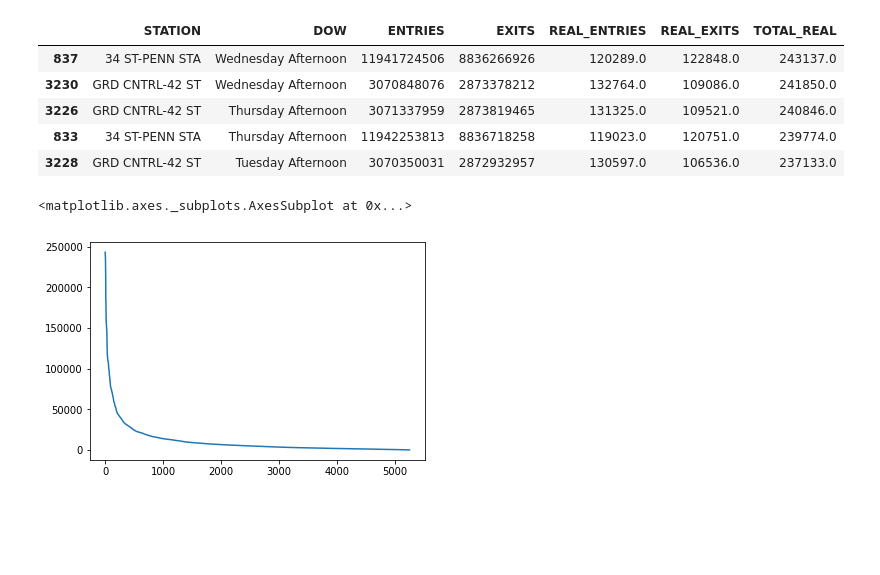
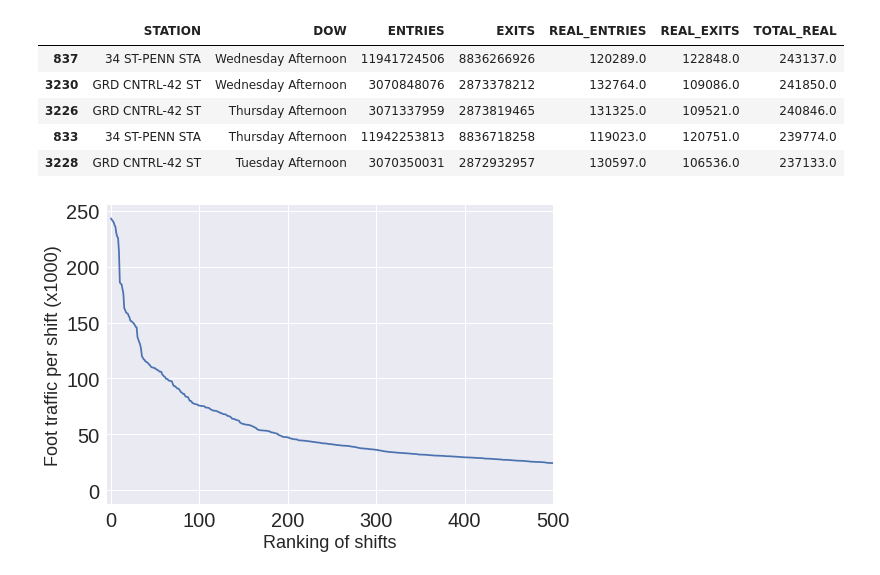
Before and after one commit to pnietoramos/Prioject_luther, a Jupyter notebook: MTA_analysis_Pablo_MASTER.ipynb, the cells around one changed output. Cells and saved outputs as stored; diff of their text form; code cells hidden in the pictures; blank space fills up the shorter version.

Commit message:
Figure added

```diff
--- a/MTA_analysis_Pablo_MASTER.ipynb
+++ b/MTA_analysis_Pablo_MASTER.ipynb
@@ -73,12 +74,17 @@ turns_stations_timechunks.sort_values("TOTAL_REAL", ascending = False).head()
 | 3228 | GRD CNTRL-42 ST | Tuesday Afternoon | 3070350031 | 2872932957 | 130597.0 | 106536.0 | 237133.0 |
 # %%
 turns_stations_timechunks.to_csv("MTA_Sample.csv")
-# %%
-figura = plt.figure()
-(turns_stations_timechunks.sort_values("TOTAL_REAL", ascending = False).reset_index())["TOTAL_REAL"].plot(y="Total number")
-# %% [output]
-<matplotlib.axes._subplots.AxesSubplot at 0x...>
-[figure, removed]
+# %%
+plt.style.use("seaborn")
+figura = plt.figure()
+Data_plot = (turns_stations_timechunks.sort_values("TOTAL_REAL", ascending = False).reset_index())["TOTAL_REAL"]/1000
+Data_plot.plot(y="Total number")
+plt.xlabel("Ranking of shifts",fontsize=18)
+plt.ylabel("Foot traffic per shift (x1000)",fontsize=18)
+plt.xlim([-5,500])
+plt.tick_params(axis='both', labelsize=20)
+# %% [output]
+[figure, added]
 # %%
 figura.savefig('Max_num.jpg')
 # %%
```
Also changed, not shown: parts of 2 cells of this notebook, 2 other files.
